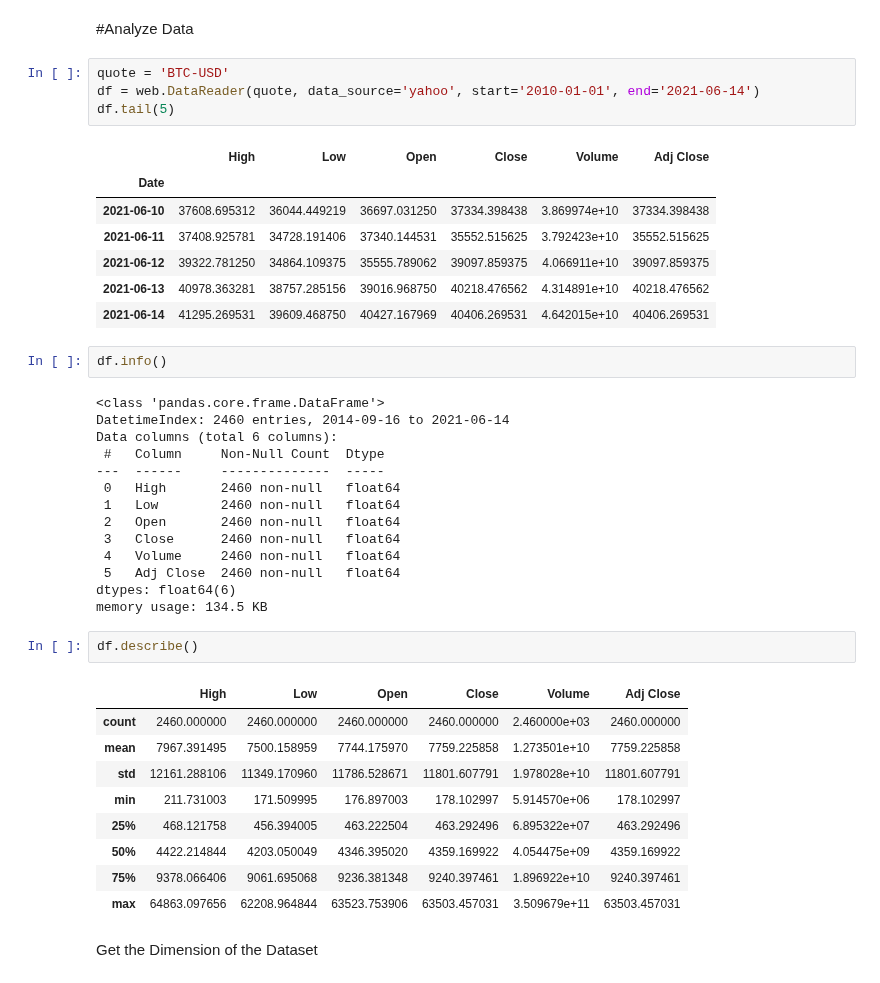
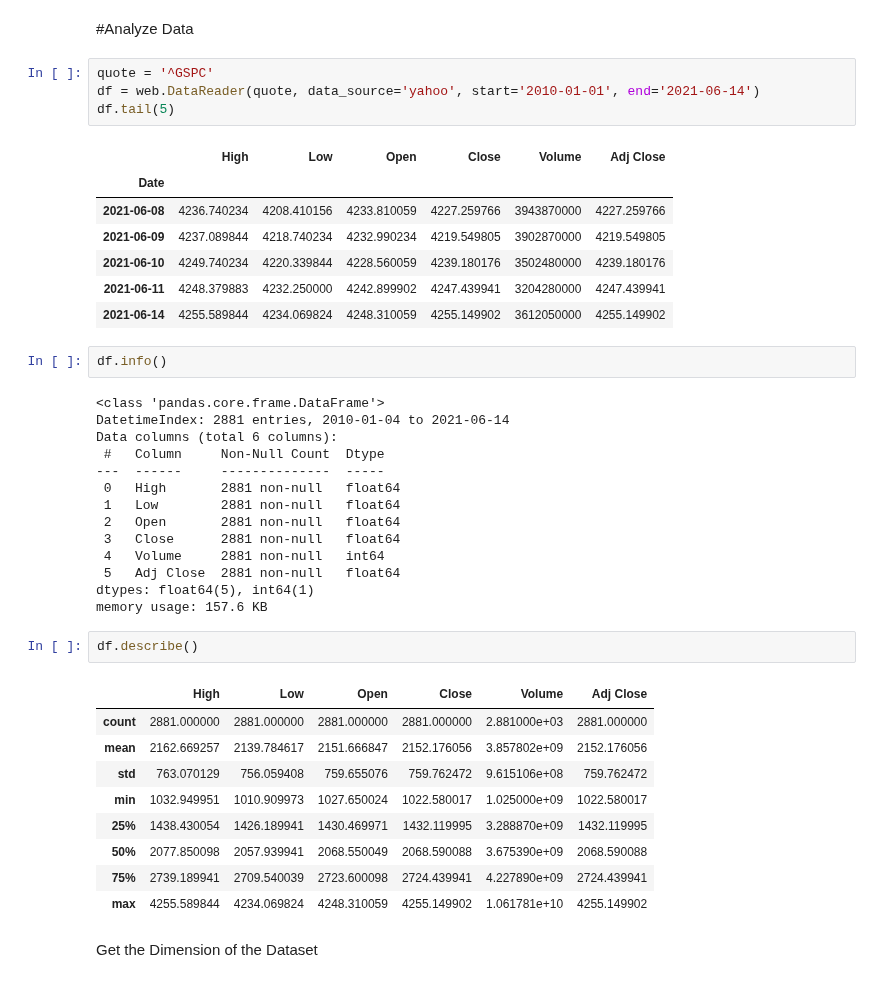
Before and after one commit to lucaslokchan/hands-on-ml, a Jupyter notebook: Projects/Stock Price Prediction/Stock_Price_Prediction.ipynb, the cells around one changed output. Cells and saved outputs as stored; diff of their text form.

```diff
--- a/Projects/Stock Price Prediction/Stock_Price_Prediction.ipynb
+++ b/Projects/Stock Price Prediction/Stock_Price_Prediction.ipynb
@@ -13,45 +13,45 @@ from tensorflow.keras.layers import LSTM
 # %% [markdown]
 #Analyze Data
 # %%
-quote = 'BTC-USD'
+quote = '^GSPC'
 df = web.DataReader(quote, data_source='yahoo', start='2010-01-01', end='2021-06-14')
 df.tail(5)
 # %% [output]
 |  | High | Low | Open | Close | Volume | Adj Close |
 | Date |  |  |  |  |  |  |
-| 2021-06-10 | 37608.695312 | 36044.449219 | 36697.031250 | 37334.398438 | 3.869974e+10 | 37334.398438 |
-| 2021-06-11 | 37408.925781 | 34728.191406 | 37340.144531 | 35552.515625 | 3.792423e+10 | 35552.515625 |
-| 2021-06-12 | 39322.781250 | 34864.109375 | 35555.789062 | 39097.859375 | 4.066911e+10 | 39097.859375 |
-| 2021-06-13 | 40978.363281 | 38757.285156 | 39016.968750 | 40218.476562 | 4.314891e+10 | 40218.476562 |
-| 2021-06-14 | 41295.269531 | 39609.468750 | 40427.167969 | 40406.269531 | 4.642015e+10 | 40406.269531 |
+| 2021-06-08 | 4236.740234 | 4208.410156 | 4233.810059 | 4227.259766 | 3943870000 | 4227.259766 |
+| 2021-06-09 | 4237.089844 | 4218.740234 | 4232.990234 | 4219.549805 | 3902870000 | 4219.549805 |
+| 2021-06-10 | 4249.740234 | 4220.339844 | 4228.560059 | 4239.180176 | 3502480000 | 4239.180176 |
+| 2021-06-11 | 4248.379883 | 4232.250000 | 4242.899902 | 4247.439941 | 3204280000 | 4247.439941 |
+| 2021-06-14 | 4255.589844 | 4234.069824 | 4248.310059 | 4255.149902 | 3612050000 | 4255.149902 |
 # %%
 df.info()
 # %% [output]
 <class 'pandas.core.frame.DataFrame'>
-DatetimeIndex: 2460 entries, 2014-09-16 to 2021-06-14
+DatetimeIndex: 2881 entries, 2010-01-04 to 2021-06-14
 Data columns (total 6 columns):
  #   Column     Non-Null Count  Dtype
 ---  ------     --------------  -----
- 0   High       2460 non-null   float64
- 1   Low        2460 non-null   float64
- 2   Open       2460 non-null   float64
- 3   Close      2460 non-null   float64
- 4   Volume     2460 non-null   float64
- 5   Adj Close  2460 non-null   float64
-dtypes: float64(6)
-memory usage: 134.5 KB
+ 0   High       2881 non-null   float64
+ 1   Low        2881 non-null   float64
+ 2   Open       2881 non-null   float64
+ 3   Close      2881 non-null   float64
+ 4   Volume     2881 non-null   int64
+ 5   Adj Close  2881 non-null   float64
+dtypes: float64(5), int64(1)
+memory usage: 157.6 KB
 # %%
 df.describe()
 # %% [output]
 |  | High | Low | Open | Close | Volume | Adj Close |
-| count | 2460.000000 | 2460.000000 | 2460.000000 | 2460.000000 | 2.460000e+03 | 2460.000000 |
-| mean | 7967.391495 | 7500.158959 | 7744.175970 | 7759.225858 | 1.273501e+10 | 7759.225858 |
-| std | 12161.288106 | 11349.170960 | 11786.528671 | 11801.607791 | 1.978028e+10 | 11801.607791 |
-| min | 211.731003 | 171.509995 | 176.897003 | 178.102997 | 5.914570e+06 | 178.102997 |
-| 25% | 468.121758 | 456.394005 | 463.222504 | 463.292496 | 6.895322e+07 | 463.292496 |
-| 50% | 4422.214844 | 4203.050049 | 4346.395020 | 4359.169922 | 4.054475e+09 | 4359.169922 |
-| 75% | 9378.066406 | 9061.695068 | 9236.381348 | 9240.397461 | 1.896922e+10 | 9240.397461 |
-| max | 64863.097656 | 62208.964844 | 63523.753906 | 63503.457031 | 3.509679e+11 | 63503.457031 |
+| count | 2881.000000 | 2881.000000 | 2881.000000 | 2881.000000 | 2.881000e+03 | 2881.000000 |
+| mean | 2162.669257 | 2139.784617 | 2151.666847 | 2152.176056 | 3.857802e+09 | 2152.176056 |
+| std | 763.070129 | 756.059408 | 759.655076 | 759.762472 | 9.615106e+08 | 759.762472 |
+| min | 1032.949951 | 1010.909973 | 1027.650024 | 1022.580017 | 1.025000e+09 | 1022.580017 |
+| 25% | 1438.430054 | 1426.189941 | 1430.469971 | 1432.119995 | 3.288870e+09 | 1432.119995 |
+| 50% | 2077.850098 | 2057.939941 | 2068.550049 | 2068.590088 | 3.675390e+09 | 2068.590088 |
+| 75% | 2739.189941 | 2709.540039 | 2723.600098 | 2724.439941 | 4.227890e+09 | 2724.439941 |
+| max | 4255.589844 | 4234.069824 | 4248.310059 | 4255.149902 | 1.061781e+10 | 4255.149902 |
 # %% [markdown]
 Get the Dimension of the Dataset
 # %%
```
Also changed, not shown: parts of 10 cells of this notebook.
